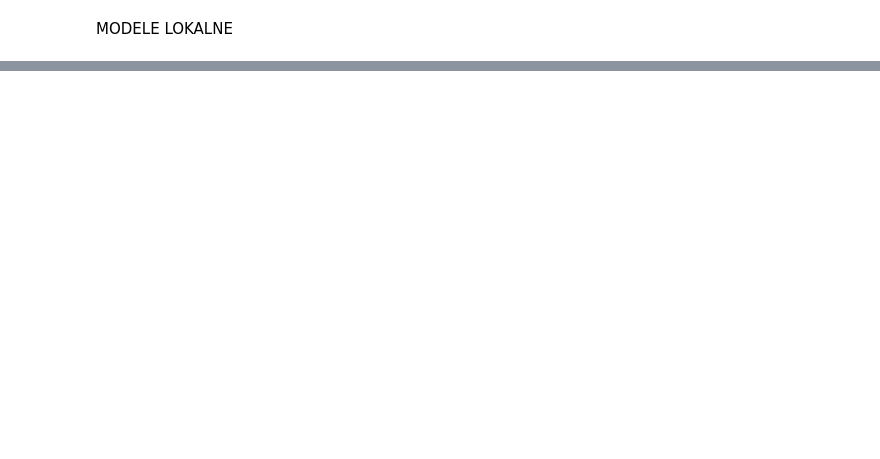
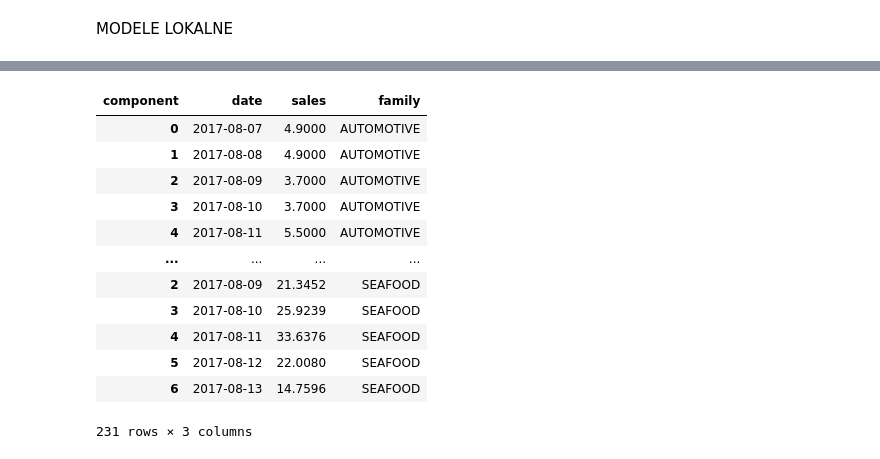
Before and after one commit to Mieszkokucz/UM_UEP_PROJEKT_ZALICZENIOWY, a Jupyter notebook: notebooks/eda.ipynb, the cells around one changed output, grey strips where cells are left out. Saved outputs shown, nothing was run; the diff lists cells and outputs as text; code cells hidden in the pictures; blank space fills up the shorter version.

Commit message:
Update eda
Testowanie modeli i wybór najlepszego

```diff
--- a/notebooks/eda.ipynb
+++ b/notebooks/eda.ipynb
@@ -93,0 +240,3 @@ MODELE LOKALNE
+# %%
+# create predictions for test set
+rf_model.fit( y_sku_t, future_covariates=future_cov_all)
@@ -93,0 +245,4 @@ MODELE LOKALNE
+# %%
+rf_forecast = rf_model.predict(n=7, series=y_sku_t, future_covariates=future_cov_all)
+# %%
+forecastT = transformer.inverse_transform(rf_forecast)
@@ -93,0 +274,22 @@ MODELE LOKALNE
+# %%
+df_forecast = pd.DataFrame()
+for (number, time_series) in enumerate(forecastT):
+    family_forecast = time_series.pd_dataframe().reset_index()
+    family_forecast['family'] = time_series.static_covariates['family'].values[0]
+    df_forecast = pd.concat([df_forecast, family_forecast])
+# %%
+df_forecast
+# %% [output]
+| component | date | sales | family |
+| 0 | 2017-08-07 | 4.9000 | AUTOMOTIVE |
+| 1 | 2017-08-08 | 4.9000 | AUTOMOTIVE |
+| 2 | 2017-08-09 | 3.7000 | AUTOMOTIVE |
+| 3 | 2017-08-10 | 3.7000 | AUTOMOTIVE |
+| 4 | 2017-08-11 | 5.5000 | AUTOMOTIVE |
+| ... | ... | ... | ... |
+| 2 | 2017-08-09 | 21.3452 | SEAFOOD |
+| 3 | 2017-08-10 | 25.9239 | SEAFOOD |
+| 4 | 2017-08-11 | 33.6376 | SEAFOOD |
+| 5 | 2017-08-12 | 22.0080 | SEAFOOD |
+| 6 | 2017-08-13 | 14.7596 | SEAFOOD |
+231 rows × 3 columns
```
Also changed, not shown: parts of 31 cells of this notebook.
